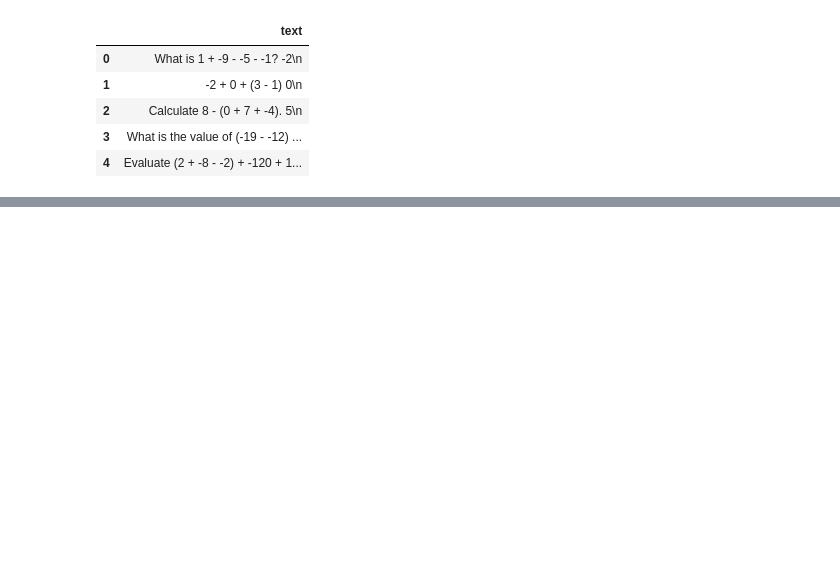
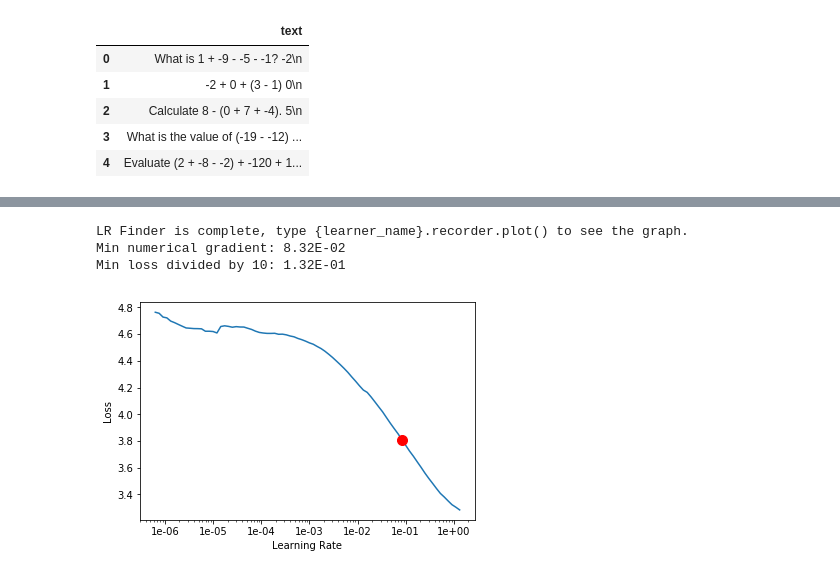
Before and after one commit to lvwerra/deep-math, a Jupyter notebook: notebooks/fastai/vwl-0.2-ulmfit-language-model.ipynb, the cells around one changed output, grey strips where cells are left out. Saved outputs shown, nothing was run; the diff lists cells and outputs as text; code cells hidden in the pictures; blank space fills up the shorter version.

```diff
--- a/notebooks/fastai/vwl-0.2-ulmfit-language-model.ipynb
+++ b/notebooks/fastai/vwl-0.2-ulmfit-language-model.ipynb
@@ -37,4 +42,5 @@ class CharTokenizer(BaseTokenizer):
         return ['xxbos'] + list(t.replace('xxbos', '').replace(' ', '_'))
 tok = Tokenizer(tok_func=CharTokenizer, pre_rules=[], post_rules=[], special_cases=[])
 # %%
-data = TextLMDataBunch.from_df(fastai_data_path, df_train ,df_inter, df_extra, tokenizer=tok, text_cols=0)
+data = TextLMDataBunch.from_df(fastai_data_path, df_train.sample(frac=0.25) ,df_inter, df_extra,
+                               tokenizer=tok, text_cols=0)
@@ -47,5 +58,6 @@ data.save('data_bunch_arithmetics')
 # %%
-learn = language_model_learner(data, "AWD_LSTM", drop_mult=0.5, bptt=160)
+learn = language_model_learner(data, AWD_LSTM, drop_mult=0.5)
 # %%
 learn.lr_find()
-learn.recorder.plot(skip_start=10, skip_end=10)# suggestion=True)
+learn.recorder.plot(skip_start=10, skip_end=10, suggestion=True)
+# %% [output]
@@ -51,0 +65,4 @@ learn.recorder.plot(skip_start=10, skip_end=10)# suggestion=True)
+LR Finder is complete, type {learner_name}.recorder.plot() to see the graph.
+Min numerical gradient: 8.32E-02
+Min loss divided by 10: 1.32E-01
+[figure, added]
```
Also changed, not shown: parts of 13 cells of this notebook.
